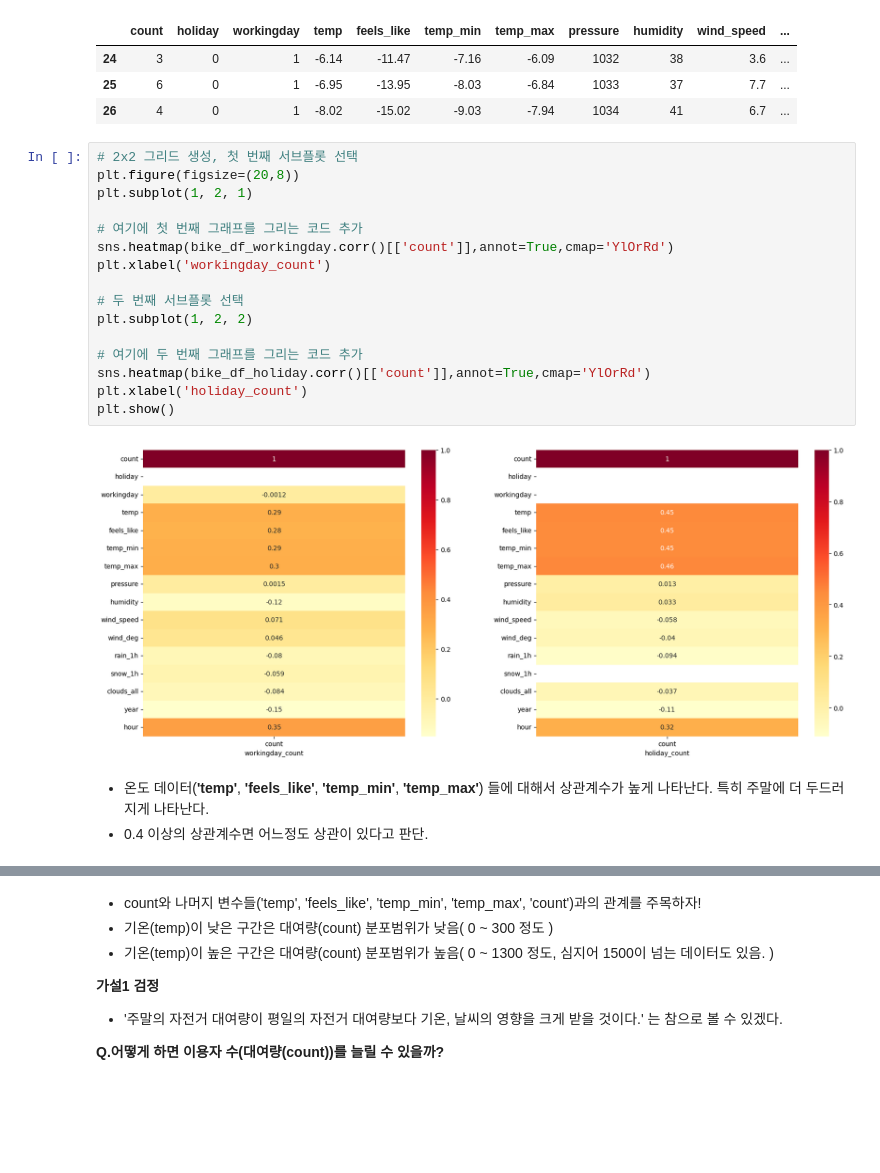
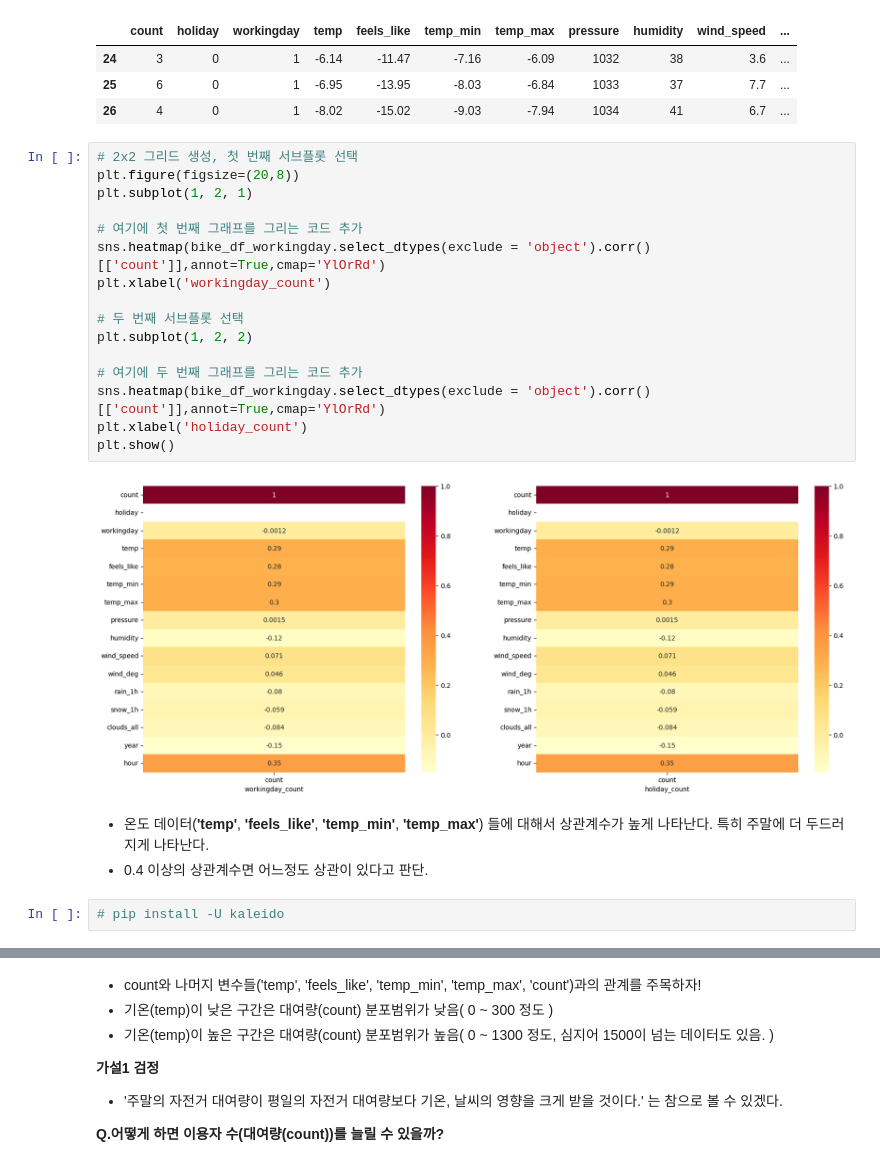
Before and after one commit to SonJoon/SonJoon_git, a Jupyter notebook: 01. 개인 프로젝트/01. 자전거 대여량을 어떻게 높일 수 있을까/01. 자전거 대여량을 어떻게 높일 수 있을까_.ipynb, the cells around one changed output, grey strips where cells are left out. Saved outputs shown, nothing was run; the diff lists cells and outputs as text; blank space fills up the shorter version.

```diff
--- a/01. 개인 프로젝트/01. 자전거 대여량을 어떻게 높일 수 있을까/01. 자전거 대여량을 어떻게 높일 수 있을까_.ipynb
+++ b/01. 개인 프로젝트/01. 자전거 대여량을 어떻게 높일 수 있을까/01. 자전거 대여량을 어떻게 높일 수 있을까_.ipynb
@@ -555,24 +579,26 @@ bike_df_workingday.head(3)
 # %%
 # 2x2 그리드 생성, 첫 번째 서브플롯 선택
 plt.figure(figsize=(20,8))
 plt.subplot(1, 2, 1)
 
 # 여기에 첫 번째 그래프를 그리는 코드 추가
-sns.heatmap(bike_df_workingday.corr()[['count']],annot=True,cmap='YlOrRd')
+sns.heatmap(bike_df_workingday.select_dtypes(exclude = 'object').corr()[['count']],annot=True,cmap='YlOrRd')
 plt.xlabel('workingday_count')
 
 # 두 번째 서브플롯 선택
 plt.subplot(1, 2, 2)
 
 # 여기에 두 번째 그래프를 그리는 코드 추가
-sns.heatmap(bike_df_holiday.corr()[['count']],annot=True,cmap='YlOrRd')
+sns.heatmap(bike_df_workingday.select_dtypes(exclude = 'object').corr()[['count']],annot=True,cmap='YlOrRd')
 plt.xlabel('holiday_count')
 plt.show()
 # %% [output]
-[figure, old version]
+[figure, new version]
 # %% [markdown]
 * 온도 데이터(**'temp'**,  **'feels_like'**,  **'temp_min'**,  **'temp_max'**) 들에 대해서 상관계수가 높게 나타난다. 특히 주말에 더 두드러지게 나타난다.
 * 0.4 이상의 상관계수면 어느정도 상관이 있다고 판단.
+# %%
+# pip install -U kaleido
 # %%
 fig = px.scatter(bike_df_holiday, x="temp", y="count",
                  color="humidity", # Species 열의 값에 따라서 색깔 표현
```
Also changed, not shown: parts of 58 cells of this notebook.
